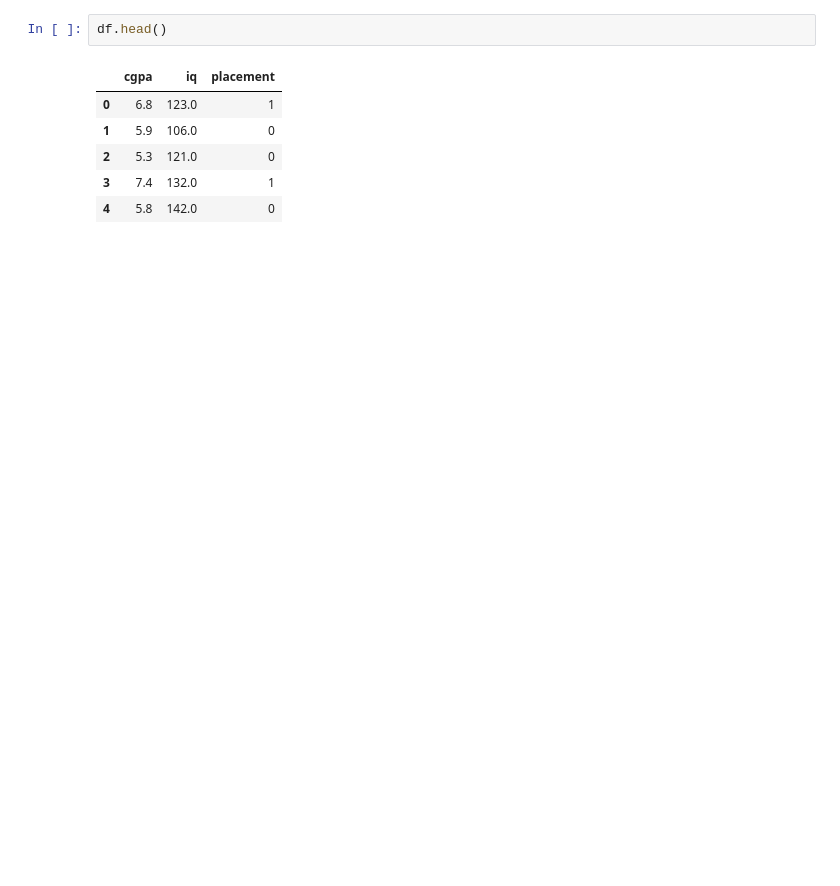
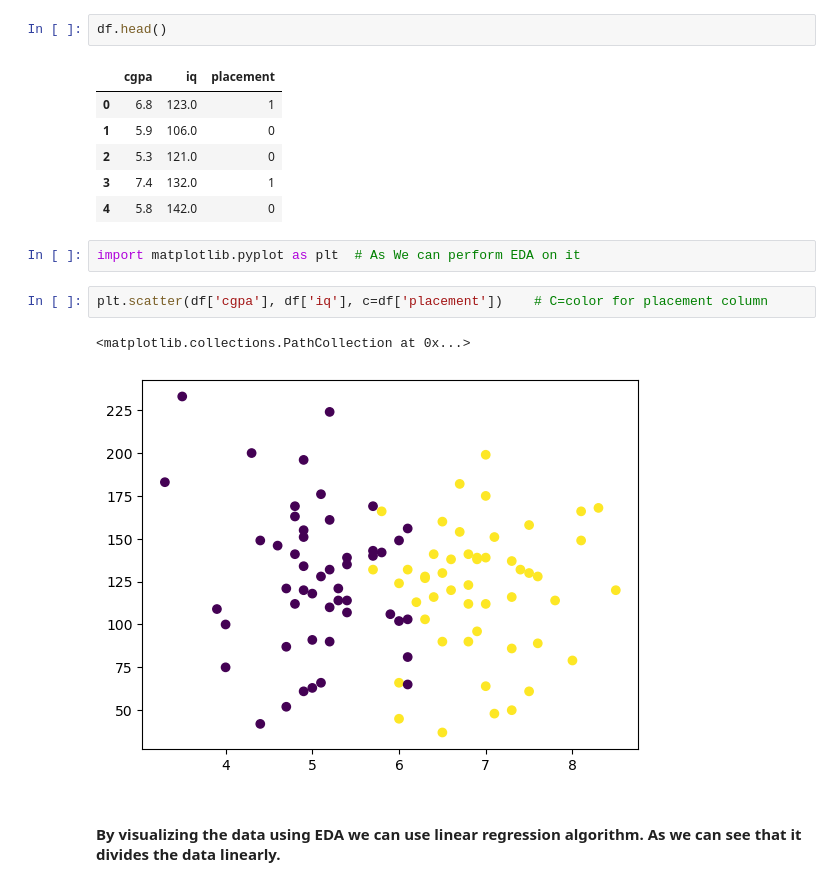
Before and after one commit to UKharecha/Placement-Project, a Jupyter notebook: Toy.ipynb, the cells around one changed output. Saved outputs shown, nothing was run; the diff lists cells and outputs as text; blank space fills up the shorter version.

```diff
--- a/Toy.ipynb
+++ b/Toy.ipynb
@@ -39,3 +39,12 @@ df.head()
 | 2 | 5.3 | 121.0 | 0 |
 | 3 | 7.4 | 132.0 | 1 |
 | 4 | 5.8 | 142.0 | 0 |
+# %%
+import matplotlib.pyplot as plt  # As We can perform EDA on it
+# %%
+plt.scatter(df['cgpa'], df['iq'], c=df['placement'])    # C=color for placement column
+# %% [output]
+<matplotlib.collections.PathCollection at 0x...>
+[figure, added]
+# %% [markdown]
+#### By visualizing the data using EDA we can use linear regression algorithm. As we can see that it divides the data linearly.
```
Also changed, not shown: parts of 4 cells of this notebook.
